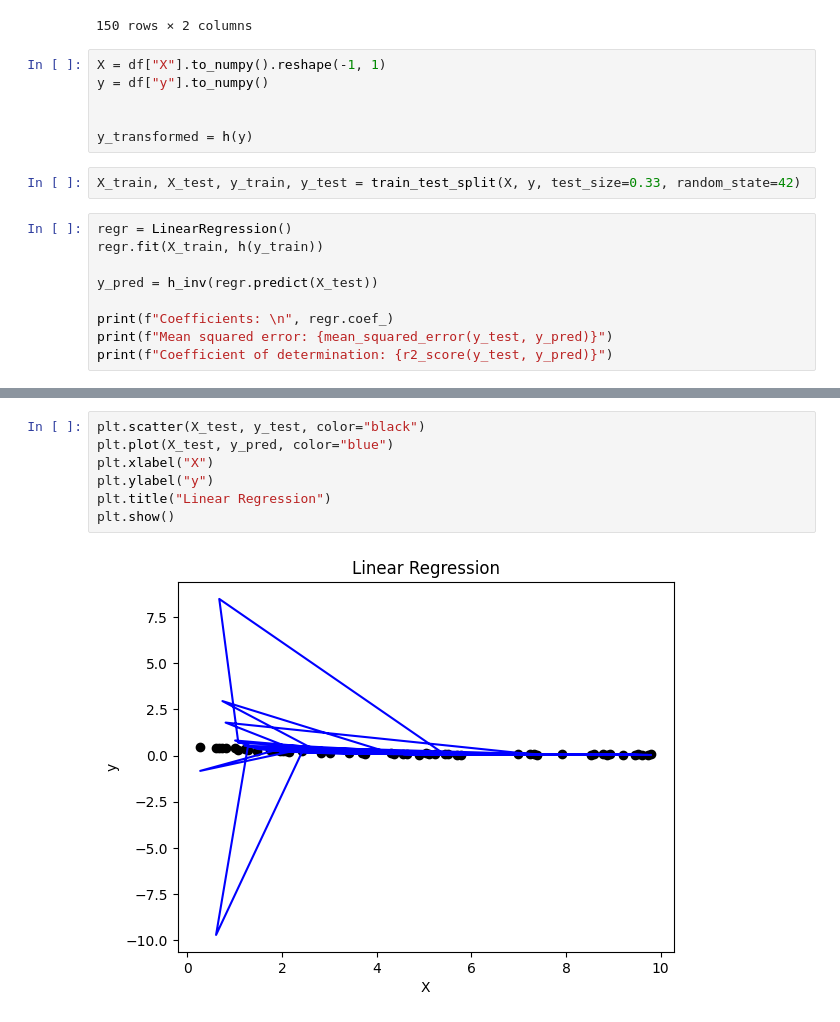
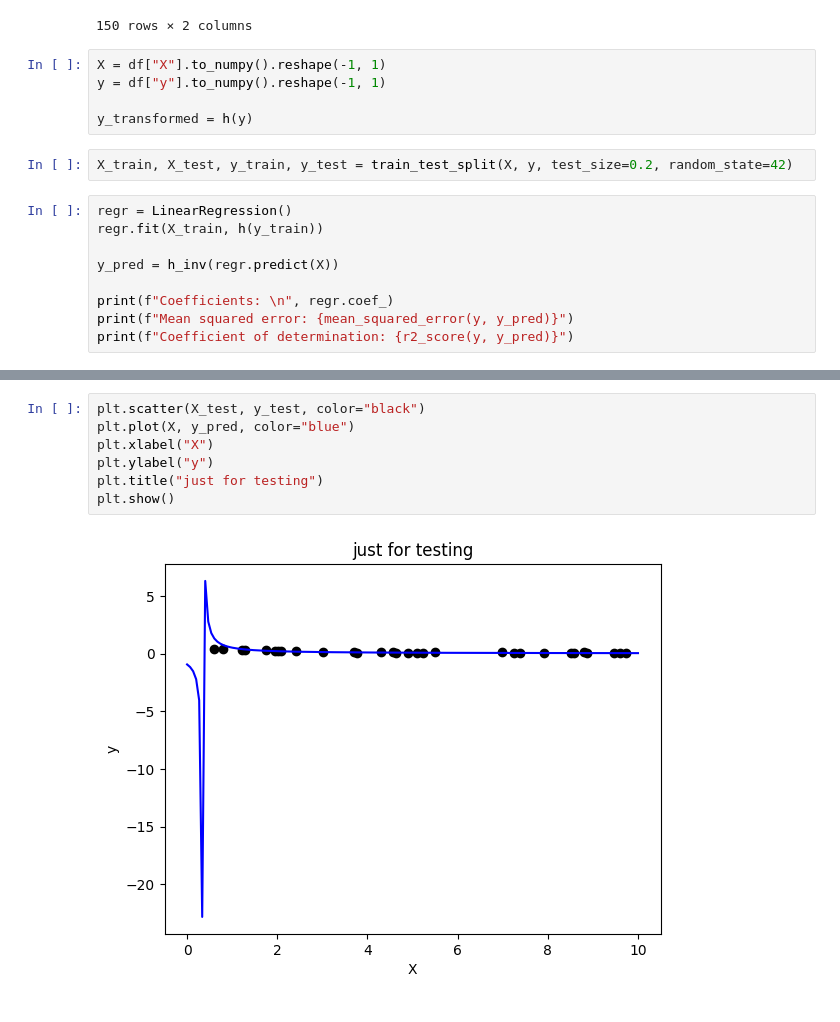
Before and after one commit to kyleosung/Stats_3AT3_Final_Project, a Jupyter notebook: glm_1Var_exp.ipynb, the cells around one changed output, grey strips where cells are left out. Cells and saved outputs as stored; diff of their text form.

```diff
--- a/glm_1Var_exp.ipynb
+++ b/glm_1Var_exp.ipynb
@@ -34,20 +34,19 @@ df
 150 rows × 2 columns
 # %%
 X = df["X"].to_numpy().reshape(-1, 1)
-y = df["y"].to_numpy()
-
+y = df["y"].to_numpy().reshape(-1, 1)
 
 y_transformed = h(y)
 # %%
-X_train, X_test, y_train, y_test = train_test_split(X, y, test_size=0.33, random_state=42)
+X_train, X_test, y_train, y_test = train_test_split(X, y, test_size=0.2, random_state=42)
 # %%
 regr = LinearRegression()
 regr.fit(X_train, h(y_train))
 
-y_pred = h_inv(regr.predict(X_test))
+y_pred = h_inv(regr.predict(X))
 
 print(f"Coefficients: \n", regr.coef_)
-print(f"Mean squared error: {mean_squared_error(y_test, y_pred)}")
-print(f"Coefficient of determination: {r2_score(y_test, y_pred)}")
+print(f"Mean squared error: {mean_squared_error(y, y_pred)}")
+print(f"Coefficient of determination: {r2_score(y, y_pred)}")
 # %% [output]
 Coefficients:
@@ -66,9 +66,9 @@ plt.show()
 # %%
 plt.scatter(X_test, y_test, color="black")
-plt.plot(X_test, y_pred, color="blue")
+plt.plot(X, y_pred, color="blue")
 plt.xlabel("X")
 plt.ylabel("y")
-plt.title("Linear Regression")
+plt.title("just for testing")
 plt.show()
 # %% [output]
-[figure, old version]
+[figure, new version]
```
Also changed, not shown: parts of 2 cells of this notebook, 4 other files.
